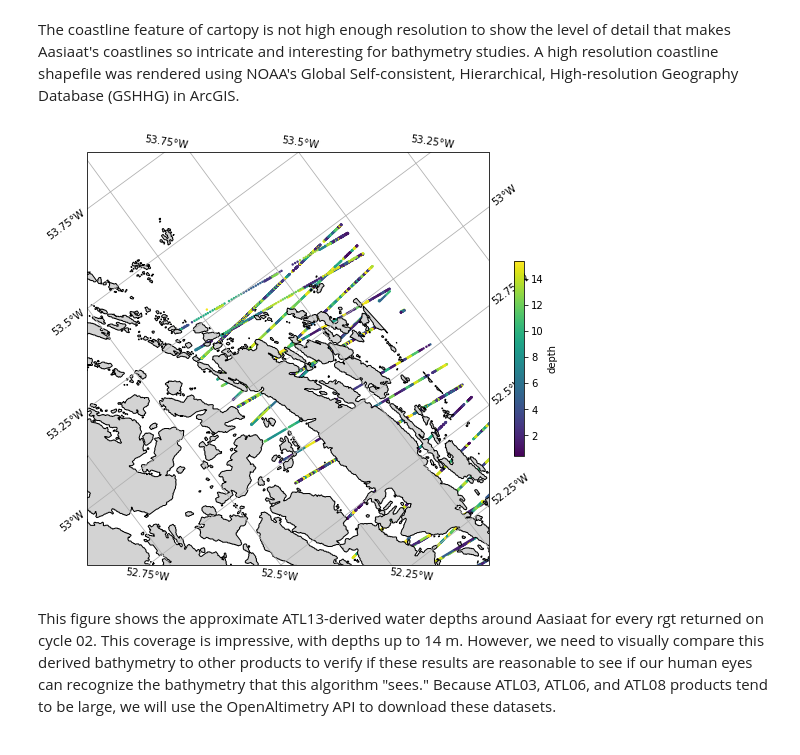
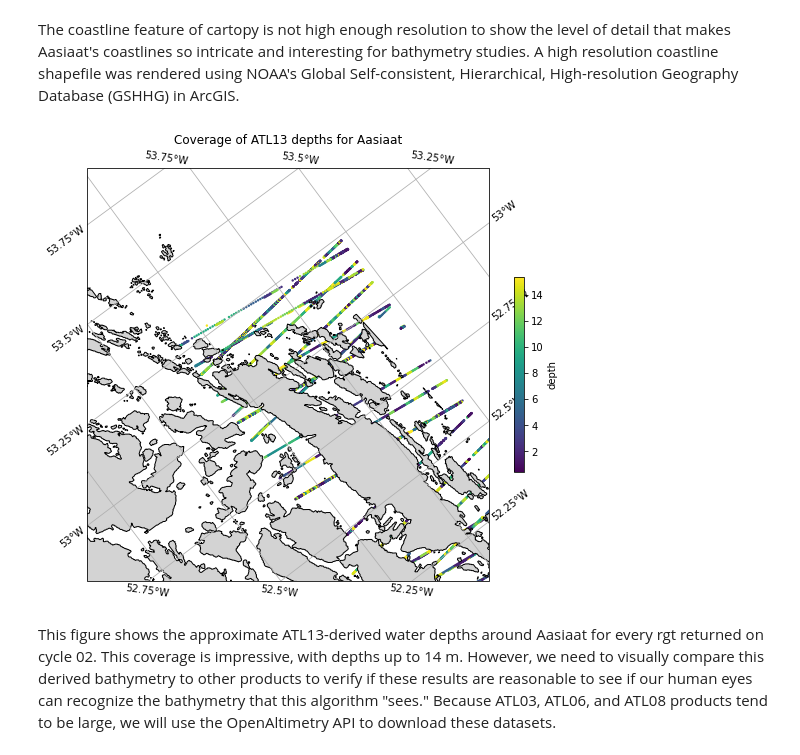
Before and after one commit to cescherbrayton/ATL13-depths, a Jupyter notebook: final_is2_bathymetry.ipynb, the cells around one changed output. Drawn from its saved outputs; the diff is of its cells as text; code cells hidden in the pictures.

```diff
--- a/final_is2_bathymetry.ipynb
+++ b/final_is2_bathymetry.ipynb
@@ -167,23 +167,23 @@ The coastline feature of cartopy is not high enough resolution to show the level
 # %%
 extent = [-53.5, -52.5, 68.5, 68.8]
 fig = plt.figure(figsize=(9, 9), tight_layout=True)
 ax = fig.add_subplot(projection=ccrs.NorthPolarStereo())
 gl = ax.gridlines(draw_labels=True)
 gl.labels_top = gl.labels_right = False
 gl.xformatter = LONGITUDE_FORMATTER
 gl.yformatter = LATITUDE_FORMATTER
 ax.set_extent(extent)
-
+ax.set_title('Coverage of ATL13 depths for Aasiaat')
 shp = shapereader.Reader('./data/Aasiaat_t3.shp')
 for record, geometry in zip(shp.records(), shp.geometries()):
     ax.add_geometries([geometry], ccrs.PlateCarree(), facecolor='lightgray',
                       edgecolor='black')
 
 plt.scatter(df['lon'], df['lat'],c=df['depths'],s=2, cmap = 'viridis', transform=ccrs.PlateCarree())
 plt.colorbar(label='depth', shrink=0.4)
 plt.show()
 # %% [output]
-[figure, old version]
+[figure, new version]
 # %% [markdown]
 This figure shows the approximate ATL13-derived water depths around Aasiaat for every rgt returned on cycle 02. This coverage is impressive, with depths up to 14 m. However, we need to visually compare this derived bathymetry to other products to verify if these results are reasonable to see if our human eyes can recognize the bathymetry that this algorithm "sees." Because ATL03, ATL06, and ATL08 products tend to be large, we will use the OpenAltimetry API to download these datasets.
 # %%
```
Also changed, not shown: parts of 3 cells of this notebook, 6 other files.
